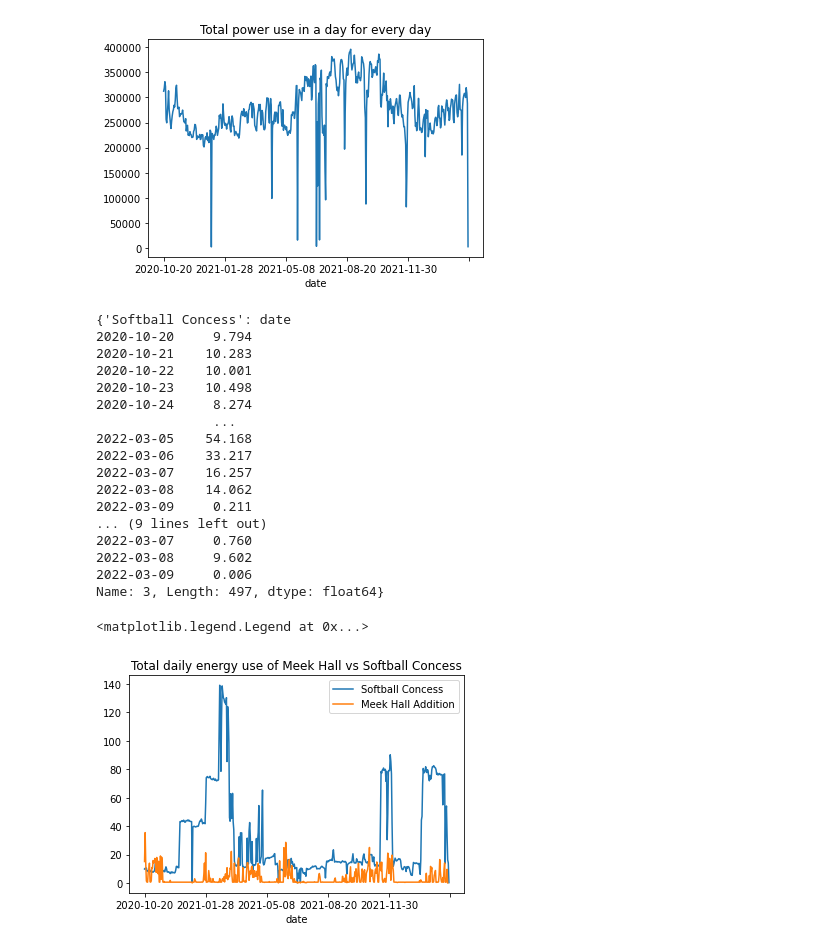
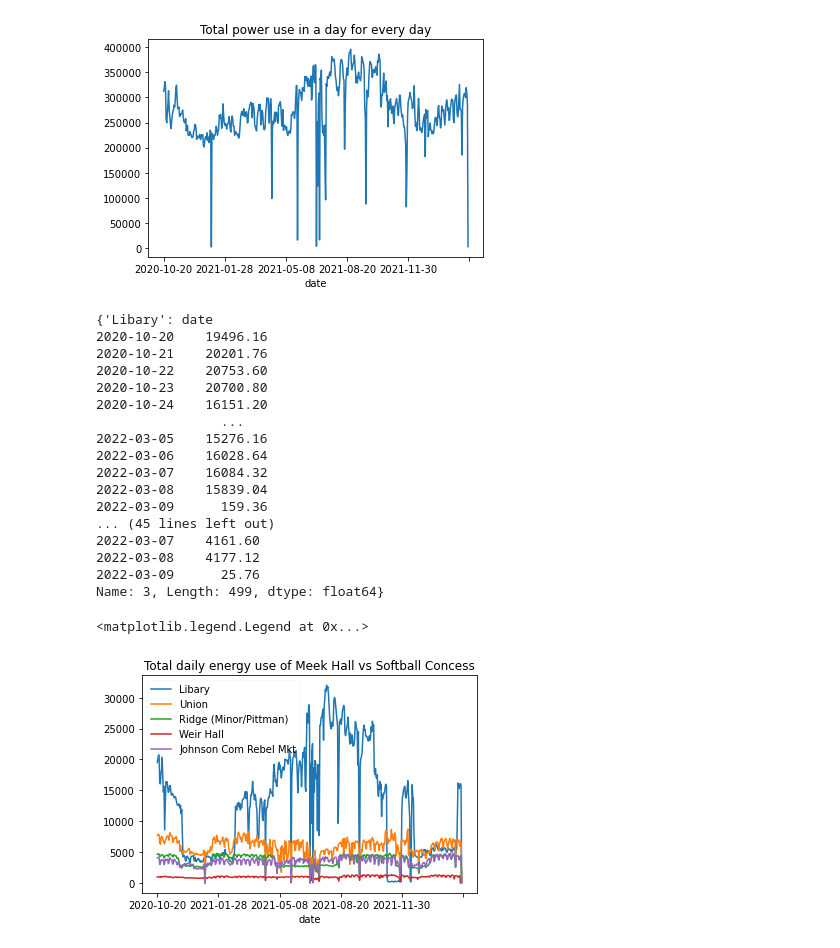
Before and after one commit to Derherpderderp/Csci343Project3, a Jupyter notebook: Csci343Project3hhgarret.ipynb, the cells around one changed output. Saved outputs shown, nothing was run; the diff lists cells and outputs as text; code cells hidden in the pictures.

```diff
--- a/Csci343Project3hhgarret.ipynb
+++ b/Csci343Project3hhgarret.ipynb
@@ -253,36 +253,41 @@ Name: 3, Length: 499, dtype: float64
 [figure]
 # %%
 fig, ax = plt.subplots()
-allowedbuilds = ['Softball Concess', "Meek Hall Addition"]
+#'Library' + 'Libary Addition' + Library Annex', 'Union', 'Papa Johns' + 'Ridge (Minor/Pittman)', 'Weir Hall', 'Johnson Com Rebel Mkt'
+# allowedbuilds = ['Library', 'Union', 'Ridge (Minor/Pittman)', 'Weir Hall', 'Johnson Com Rebel Mkt']
+allowedbuilds = [['Libary', 'Library Addition', 'Library Annex'], ['Union'], ['Ridge (Minor/Pittman)', 'Papa Johns'], ['Weir Hall'], ['Johnson Com Rebel Mkt']]
+
 sums = {}
 for building in allowedbuilds:
-    singsum = merged.loc[(merged[1] == building)].groupby('date')[3].sum()
-    sums.update({building : singsum})
+#     for buildings in building:
+#         singsum = merged.loc[(merged[1] == buildings)].groupby('date')[3].sum()
+    singsum = merged.loc[(merged[1].isin(building))].groupby('date')[3].sum()
+    sums.update({building[0] : singsum})
 # singsum = merged.groupby('date')[3].sum()
 print(sums)
 # for key, grp in merged.loc[(merged[1].isin(allowedbuilds))].groupby([1]):
 #     ax = grp.plot(ax=ax, kind = 'line', x = 'date', y = 3, label = key)
 #     print(grp)
 for key in sums:
     buildingPlot = sums[key].plot(ax=ax, kind = 'line', x = 'date', y = 3, label = key, title = "Total daily energy use of Meek Hall vs Softball Concess")
-buildingPlot.legend(loc='upper right')
+buildingPlot.legend(loc='upper left', fancybox = True, framealpha = 0.1)
 # %% [output]
-{'Softball Concess': date
-2020-10-20     9.794
-2020-10-21    10.283
-2020-10-22    10.001
-2020-10-23    10.498
-2020-10-24     8.274
-               ...
-2022-03-05    54.168
-2022-03-06    33.217
-2022-03-07    16.257
-2022-03-08    14.062
-2022-03-09     0.211
-... (9 lines left out)
-2022-03-07     0.760
-2022-03-08     9.602
-2022-03-09     0.006
-Name: 3, Length: 497, dtype: float64}
+{'Libary': date
+2020-10-20    19496.16
+2020-10-21    20201.76
+2020-10-22    20753.60
+2020-10-23    20700.80
+2020-10-24    16151.20
+                ...
+2022-03-05    15276.16
+2022-03-06    16028.64
+2022-03-07    16084.32
+2022-03-08    15839.04
+2022-03-09      159.36
+... (45 lines left out)
+2022-03-07    4161.60
+2022-03-08    4177.12
+2022-03-09      25.76
+Name: 3, Length: 499, dtype: float64}
 <matplotlib.legend.Legend at 0x...>
-[figure, old version]
+[figure, new version]
```
Also changed, not shown: parts of 3 cells of this notebook.
